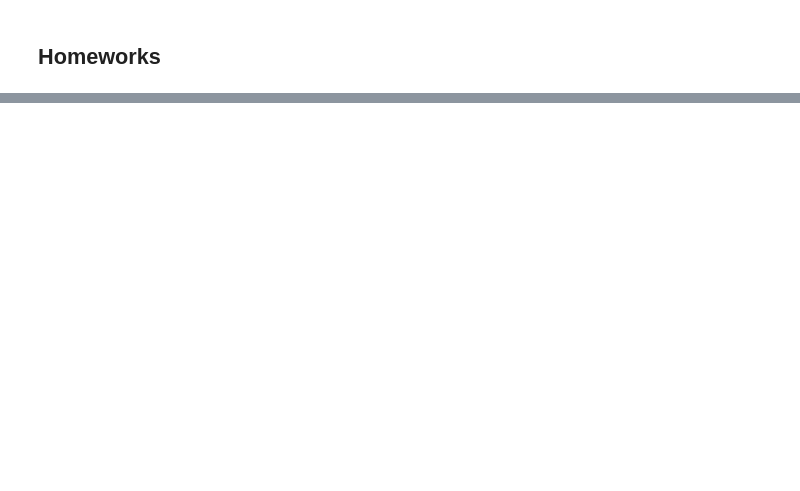
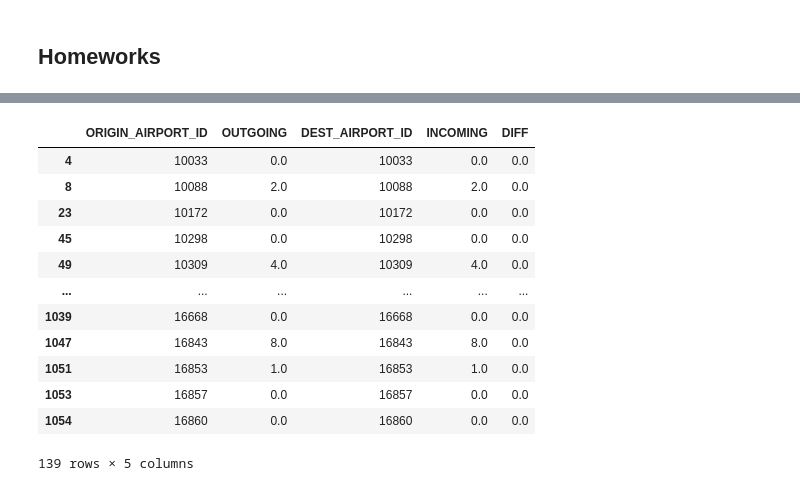
Before and after one commit to tomorrowdata/machine-learning-course-notebooks, a Jupyter notebook: solved/Hands-On 1 Pandas Tutorial Live 11-11-20.ipynb, the cells around one changed output, grey strips where cells are left out. Cells and saved outputs as stored; diff of their text form; code cells hidden in the pictures; blank space fills up the shorter version.

```diff
--- a/solved/Hands-On 1 Pandas Tutorial Live 11-11-20.ipynb
+++ b/solved/Hands-On 1 Pandas Tutorial Live 11-11-20.ipynb
@@ -1444,0 +946,3 @@ cat: write error: Broken pipe
+# %%
+idx_pass = aggreg_most_crowded.PASSENGERS.sort_values(ascending=False).index[0]
+df.set_index("ROUTE").loc[idx_pass][["ORIGIN", "DEST"]].iloc[0]
@@ -1444,0 +953,3 @@ cat: write error: Broken pipe
+# %%
+idx_freight = aggreg_most_crowded.FREIGHT.sort_values(ascending=False).index[0]
+df.set_index("ROUTE").loc[idx_freight][["ORIGIN", "DEST"]].iloc[0]
@@ -1449,3 +964,11 @@ cat: write error: Broken pipe
 [**SOLUTION**](./solutions/handson1/solution_4.py)
 
 </div>
+# %%
+# outgoing df
+df_outgoing = df[["ORIGIN_AIRPORT_ID", "PASSENGERS"]].groupby("ORIGIN_AIRPORT_ID").sum()
+df_outgoing = df_outgoing.reset_index().rename({"PASSENGERS": "OUTGOING"}, axis=1)
+
+# incoming df
+df_incoming =  df[["DEST_AIRPORT_ID", "PASSENGERS"]].groupby("DEST_AIRPORT_ID").sum()
+df_incoming = df_incoming.reset_index().rename({"PASSENGERS": "INCOMING"}, axis=1)
@@ -1451,0 +991,4 @@ cat: write error: Broken pipe
+# %%
+# merge the two crafted dataframe using  the left_on and the rigth_on parameter of the merge
+# pay attention the merging strategy is inner join
+df_out_incom = pd.merge(df_outgoing, df_incoming, left_on="ORIGIN_AIRPORT_ID", right_on="DEST_AIRPORT_ID")
@@ -1452,3 +1011,21 @@ cat: write error: Broken pipe
+# %%
+df_out_incom["DIFF"] = df_out_incom["OUTGOING"] - df_out_incom["INCOMING"]
+
+df_out_incom.query("DIFF == 0")
+# %% [output]
+|  | ORIGIN_AIRPORT_ID | OUTGOING | DEST_AIRPORT_ID | INCOMING | DIFF |
+| 4 | 10033 | 0.0 | 10033 | 0.0 | 0.0 |
+| 8 | 10088 | 2.0 | 10088 | 2.0 | 0.0 |
+| 23 | 10172 | 0.0 | 10172 | 0.0 | 0.0 |
+| 45 | 10298 | 0.0 | 10298 | 0.0 | 0.0 |
+| 49 | 10309 | 4.0 | 10309 | 4.0 | 0.0 |
+| ... | ... | ... | ... | ... | ... |
+| 1039 | 16668 | 0.0 | 16668 | 0.0 | 0.0 |
+| 1047 | 16843 | 8.0 | 16843 | 8.0 | 0.0 |
+| 1051 | 16853 | 1.0 | 16853 | 1.0 | 0.0 |
+| 1053 | 16857 | 0.0 | 16857 | 0.0 | 0.0 |
+| 1054 | 16860 | 0.0 | 16860 | 0.0 | 0.0 |
+139 rows × 5 columns
 # %% [markdown]
 <div hidden=True>
     <img src="./icons/list.png"  width="20" height="20" align="left"> &nbsp; Icon made by <a href="https://www.flaticon.com/authors/smashicons" title="Smashicons">Smashicons</a> from <a href="https://www.flaticon.com/"             title="Flaticon">www.flaticon.com</a>
```
Also changed, not shown: parts of 114 cells of this notebook, 1 other file.
